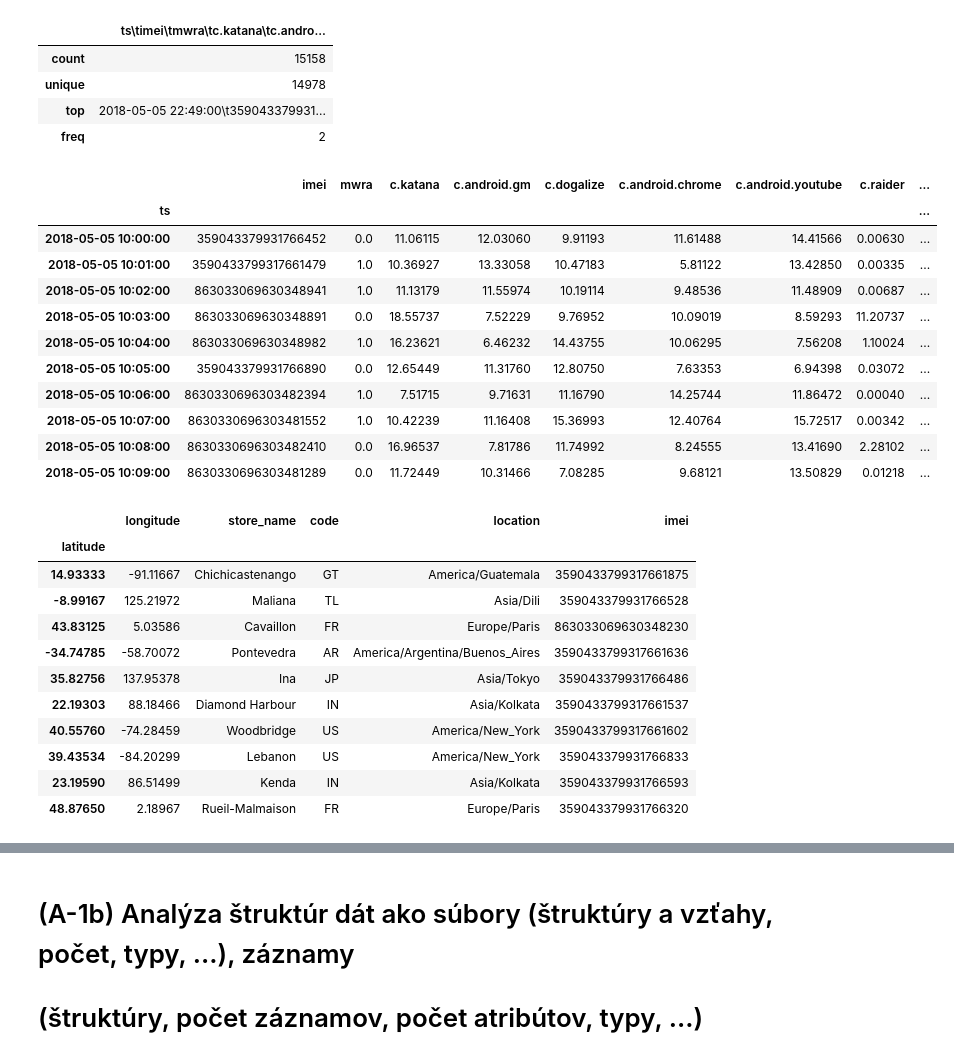
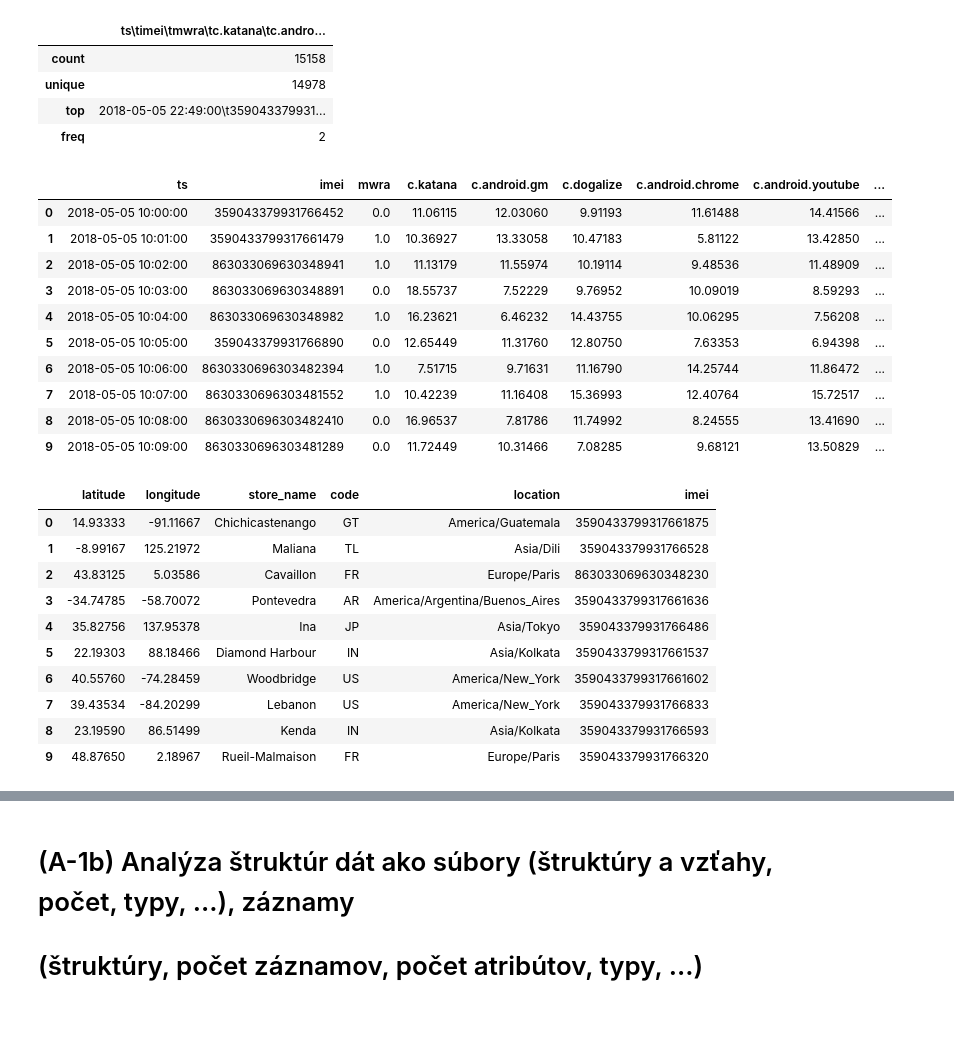
Before and after one commit to JakubIvacek/IAU_PROJECT, a Jupyter notebook: project.ipynb, the cells around one changed output, grey strips where cells are left out. Drawn from its saved outputs; the diff is of its cells as text; code cells hidden in the pictures; blank space fills up the shorter version.

```diff
--- a/project.ipynb
+++ b/project.ipynb
@@ -19,41 +19,37 @@ connections.describe()
 # %%
 connections = pd.read_csv('data/connections.csv',
                    sep='\t',
-                   header=0,
-                   index_col=0)
+                   header=0)
 connections.head(10)
 # %% [output]
-|  | imei | mwra | c.katana | c.android.gm | c.dogalize | c.android.chrome | c.android.youtube | c.raider | ... |
-| ts |  |  |  |  |  |  |  |  | ... |
-| 2018-05-05 10:00:00 | 359043379931766452 | 0.0 | 11.06115 | 12.03060 | 9.91193 | 11.61488 | 14.41566 | 0.00630 | ... |
-| 2018-05-05 10:01:00 | 3590433799317661479 | 1.0 | 10.36927 | 13.33058 | 10.47183 | 5.81122 | 13.42850 | 0.00335 | ... |
-| 2018-05-05 10:02:00 | 863033069630348941 | 1.0 | 11.13179 | 11.55974 | 10.19114 | 9.48536 | 11.48909 | 0.00687 | ... |
-| 2018-05-05 10:03:00 | 863033069630348891 | 0.0 | 18.55737 | 7.52229 | 9.76952 | 10.09019 | 8.59293 | 11.20737 | ... |
-| 2018-05-05 10:04:00 | 863033069630348982 | 1.0 | 16.23621 | 6.46232 | 14.43755 | 10.06295 | 7.56208 | 1.10024 | ... |
-| 2018-05-05 10:05:00 | 359043379931766890 | 0.0 | 12.65449 | 11.31760 | 12.80750 | 7.63353 | 6.94398 | 0.03072 | ... |
-| 2018-05-05 10:06:00 | 8630330696303482394 | 1.0 | 7.51715 | 9.71631 | 11.16790 | 14.25744 | 11.86472 | 0.00040 | ... |
-| 2018-05-05 10:07:00 | 8630330696303481552 | 1.0 | 10.42239 | 11.16408 | 15.36993 | 12.40764 | 15.72517 | 0.00342 | ... |
-| 2018-05-05 10:08:00 | 8630330696303482410 | 0.0 | 16.96537 | 7.81786 | 11.74992 | 8.24555 | 13.41690 | 2.28102 | ... |
-| 2018-05-05 10:09:00 | 8630330696303481289 | 0.0 | 11.72449 | 10.31466 | 7.08285 | 9.68121 | 13.50829 | 0.01218 | ... |
+|  | ts | imei | mwra | c.katana | c.android.gm | c.dogalize | c.android.chrome | c.android.youtube | ... |
+| 0 | 2018-05-05 10:00:00 | 359043379931766452 | 0.0 | 11.06115 | 12.03060 | 9.91193 | 11.61488 | 14.41566 | ... |
+| 1 | 2018-05-05 10:01:00 | 3590433799317661479 | 1.0 | 10.36927 | 13.33058 | 10.47183 | 5.81122 | 13.42850 | ... |
+| 2 | 2018-05-05 10:02:00 | 863033069630348941 | 1.0 | 11.13179 | 11.55974 | 10.19114 | 9.48536 | 11.48909 | ... |
+| 3 | 2018-05-05 10:03:00 | 863033069630348891 | 0.0 | 18.55737 | 7.52229 | 9.76952 | 10.09019 | 8.59293 | ... |
+| 4 | 2018-05-05 10:04:00 | 863033069630348982 | 1.0 | 16.23621 | 6.46232 | 14.43755 | 10.06295 | 7.56208 | ... |
+| 5 | 2018-05-05 10:05:00 | 359043379931766890 | 0.0 | 12.65449 | 11.31760 | 12.80750 | 7.63353 | 6.94398 | ... |
+| 6 | 2018-05-05 10:06:00 | 8630330696303482394 | 1.0 | 7.51715 | 9.71631 | 11.16790 | 14.25744 | 11.86472 | ... |
+| 7 | 2018-05-05 10:07:00 | 8630330696303481552 | 1.0 | 10.42239 | 11.16408 | 15.36993 | 12.40764 | 15.72517 | ... |
+| 8 | 2018-05-05 10:08:00 | 8630330696303482410 | 0.0 | 16.96537 | 7.81786 | 11.74992 | 8.24555 | 13.41690 | ... |
+| 9 | 2018-05-05 10:09:00 | 8630330696303481289 | 0.0 | 11.72449 | 10.31466 | 7.08285 | 9.68121 | 13.50829 | ... |
 # %%
 devices = pd.read_csv('data/devices.csv',
                    sep='\t',
-                   header=0,
-                   index_col=0)
+                   header=0)
 devices.head(10)
 # %% [output]
-|  | longitude | store_name | code | location | imei |
-| latitude |  |  |  |  |  |
-| 14.93333 | -91.11667 | Chichicastenango | GT | America/Guatemala | 3590433799317661875 |
-| -8.99167 | 125.21972 | Maliana | TL | Asia/Dili | 359043379931766528 |
-| 43.83125 | 5.03586 | Cavaillon | FR | Europe/Paris | 863033069630348230 |
-| -34.74785 | -58.70072 | Pontevedra | AR | America/Argentina/Buenos_Aires | 3590433799317661636 |
-| 35.82756 | 137.95378 | Ina | JP | Asia/Tokyo | 359043379931766486 |
-| 22.19303 | 88.18466 | Diamond Harbour | IN | Asia/Kolkata | 3590433799317661537 |
-| 40.55760 | -74.28459 | Woodbridge | US | America/New_York | 3590433799317661602 |
-| 39.43534 | -84.20299 | Lebanon | US | America/New_York | 359043379931766833 |
-| 23.19590 | 86.51499 | Kenda | IN | Asia/Kolkata | 359043379931766593 |
-| 48.87650 | 2.18967 | Rueil-Malmaison | FR | Europe/Paris | 359043379931766320 |
+|  | latitude | longitude | store_name | code | location | imei |
+| 0 | 14.93333 | -91.11667 | Chichicastenango | GT | America/Guatemala | 3590433799317661875 |
+| 1 | -8.99167 | 125.21972 | Maliana | TL | Asia/Dili | 359043379931766528 |
+| 2 | 43.83125 | 5.03586 | Cavaillon | FR | Europe/Paris | 863033069630348230 |
+| 3 | -34.74785 | -58.70072 | Pontevedra | AR | America/Argentina/Buenos_Aires | 3590433799317661636 |
+| 4 | 35.82756 | 137.95378 | Ina | JP | Asia/Tokyo | 359043379931766486 |
+| 5 | 22.19303 | 88.18466 | Diamond Harbour | IN | Asia/Kolkata | 3590433799317661537 |
+| 6 | 40.55760 | -74.28459 | Woodbridge | US | America/New_York | 3590433799317661602 |
+| 7 | 39.43534 | -84.20299 | Lebanon | US | America/New_York | 359043379931766833 |
+| 8 | 23.19590 | 86.51499 | Kenda | IN | Asia/Kolkata | 359043379931766593 |
+| 9 | 48.87650 | 2.18967 | Rueil-Malmaison | FR | Europe/Paris | 359043379931766320 |
 # %%
 processes = pd.read_csv('data/processes.csv',
                    sep='\t',
```
Also changed, not shown: parts of 21 cells of this notebook.
